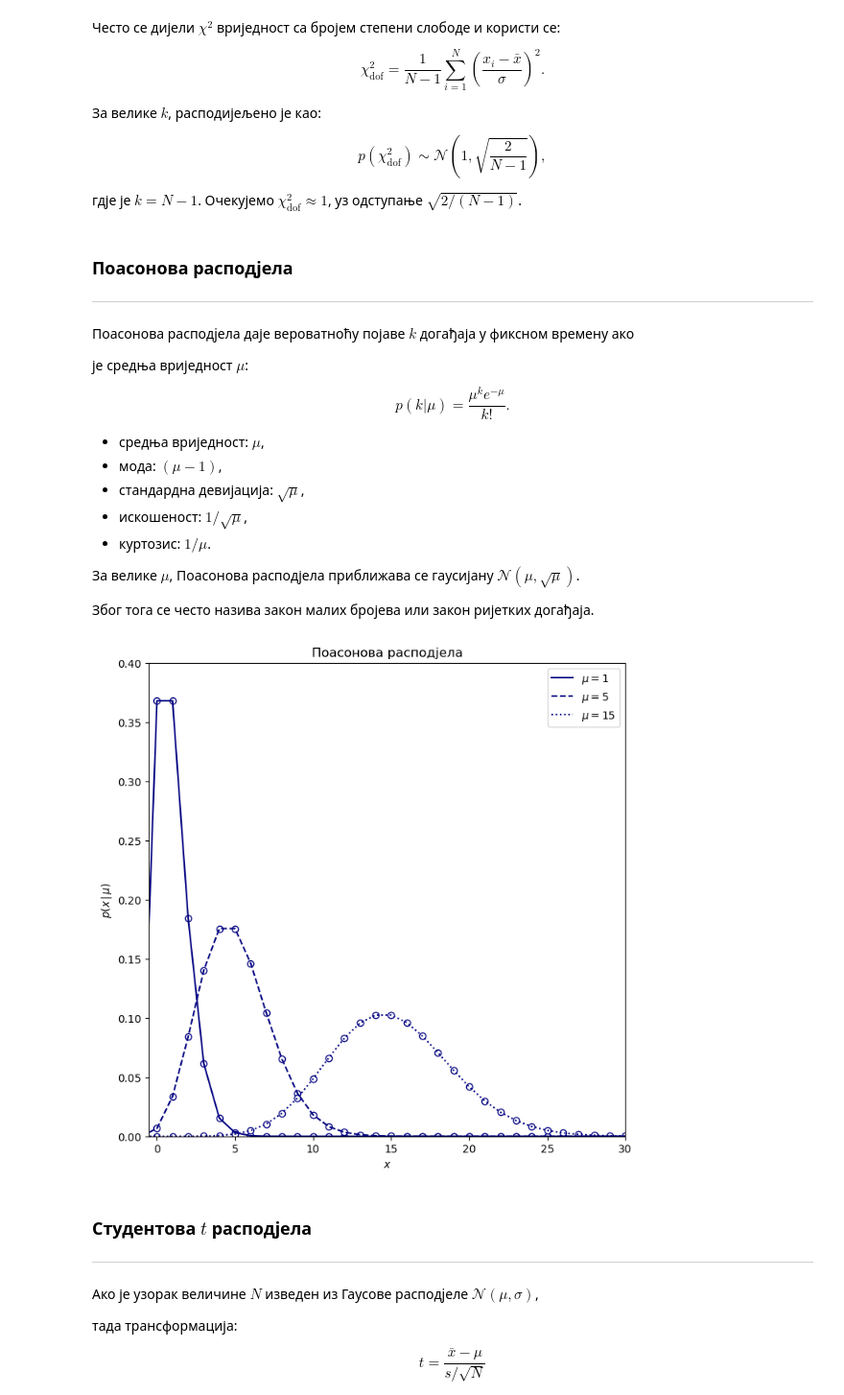
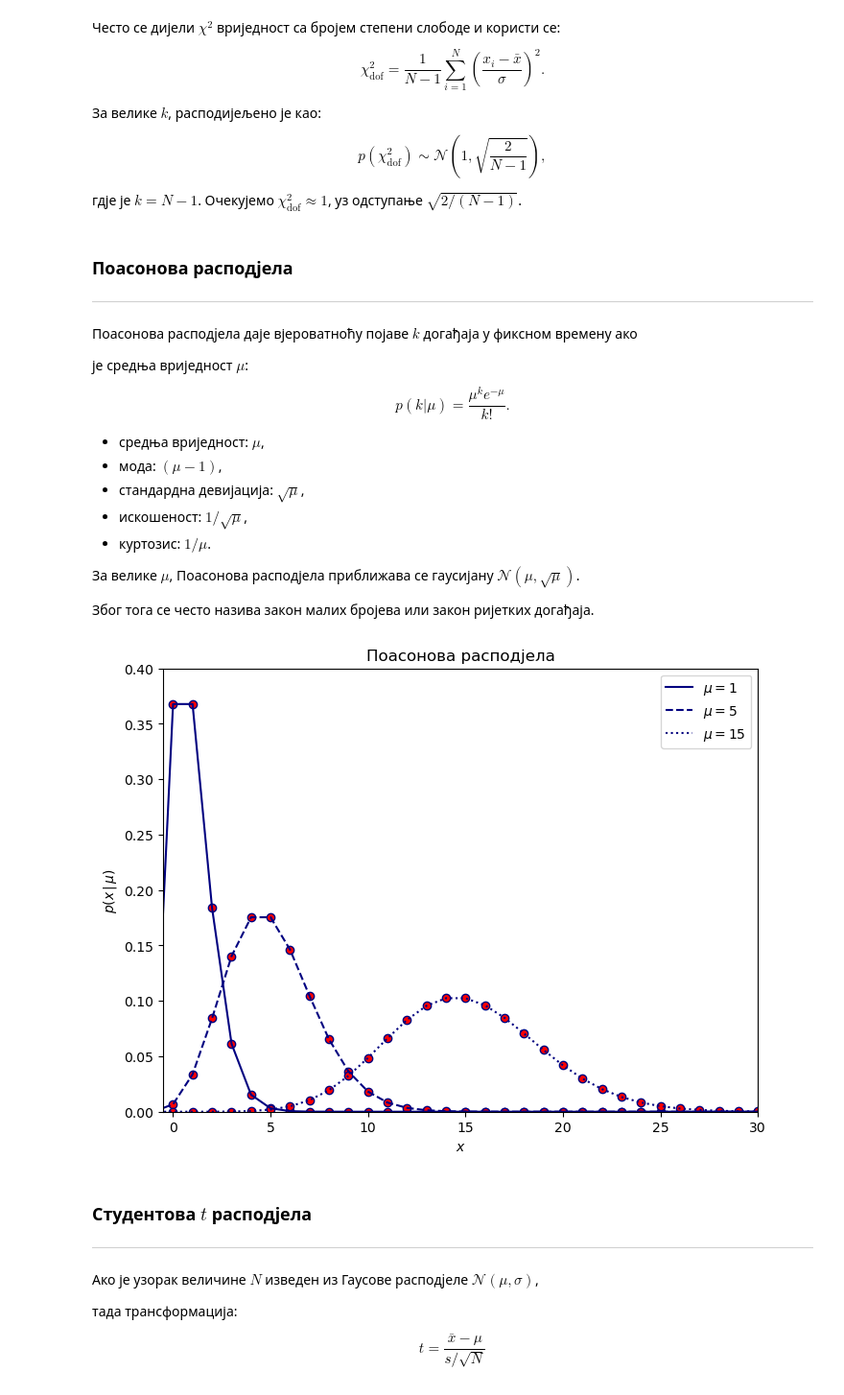
Before and after one commit to zorzeus/Astrostatistika, a Jupyter notebook: as_02.ipynb, the cells around one changed output. Shown at 96% size. Drawn from its saved outputs; the diff is of its cells as text; code cells hidden in the pictures.

```diff
--- a/as_02.ipynb
+++ b/as_02.ipynb
@@ -703,7 +671,7 @@ $$
 <hr style="border: none; height: 2px; background-color: red; opacity: 0.5;" />
 
 
-Поасонова расподjела даје вероватноћу појаве $k$ догађаја у фиксном времену ако
+Поасонова расподjела даје вјероватноћу појаве $k$ догађаја у фиксном времену ако
 
 је средња вриједност $\mu$:
 
@@ -723,31 +691,31 @@ $$
 # %%
 mu_values = [1, 5, 15]
 linestyles = ['-', '--', ':']
 
-fig, ax = plt.subplots(figsize=(8,8))
+plt.figure(figsize=(8,6))
 
 for mu, ls in zip(mu_values, linestyles):
 
     dist = poisson(mu)
     x = np.arange(-1, 200)
 
     plt.plot(x, dist.pmf(x), color='navy',
              linestyle=ls,
              label=r'$\mu=%i$' % mu)
 
-    plt.scatter(x, dist.pmf(x), edgecolor='navy',facecolor='white')
+    plt.scatter(x, dist.pmf(x), edgecolor='navy',facecolor='red')
 
 plt.xlim(-0.5, 30)
 plt.ylim(0, 0.4)
 
 plt.xlabel(r'$x$')
 plt.ylabel(r'$p(x\,|\,\mu)$')
 plt.title('Поасонова расподјела')
 
 plt.legend()
 plt.show()
 # %% [output]
-[figure, old version]
+[figure, new version]
 # %% [markdown]
 ### Студентова $t$ расподјела
 
```
Also changed, not shown: parts of 23 cells of this notebook, 2 other files.
